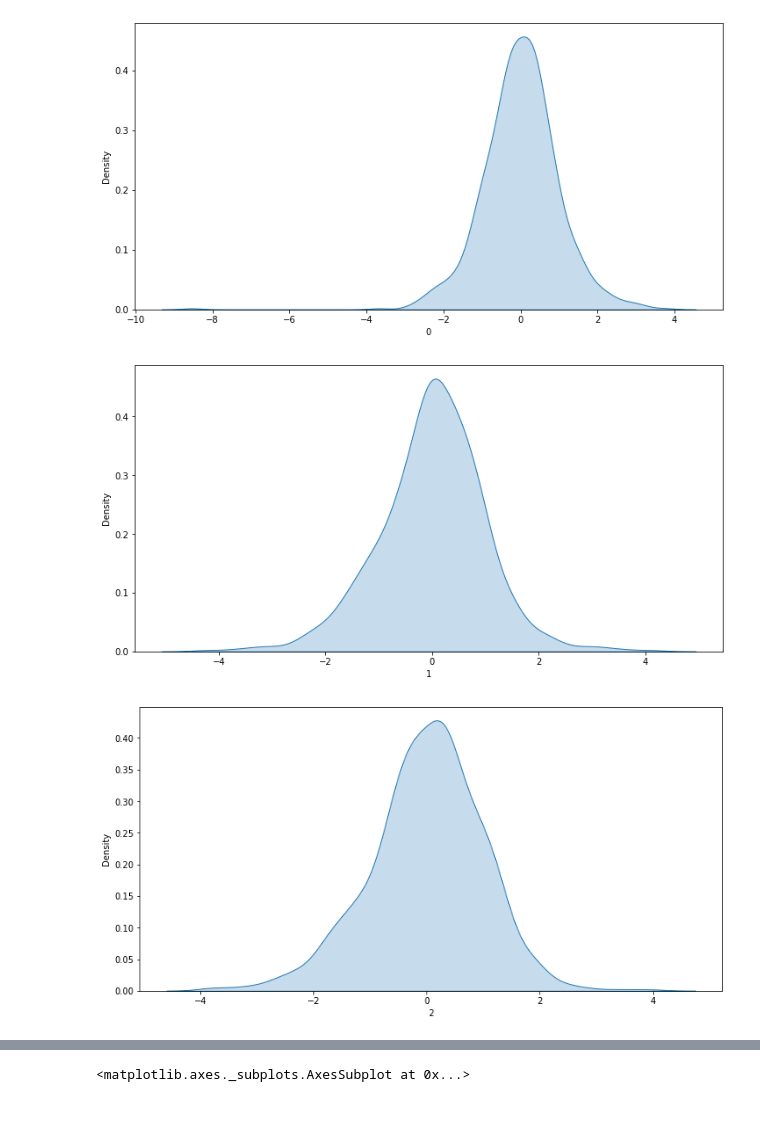
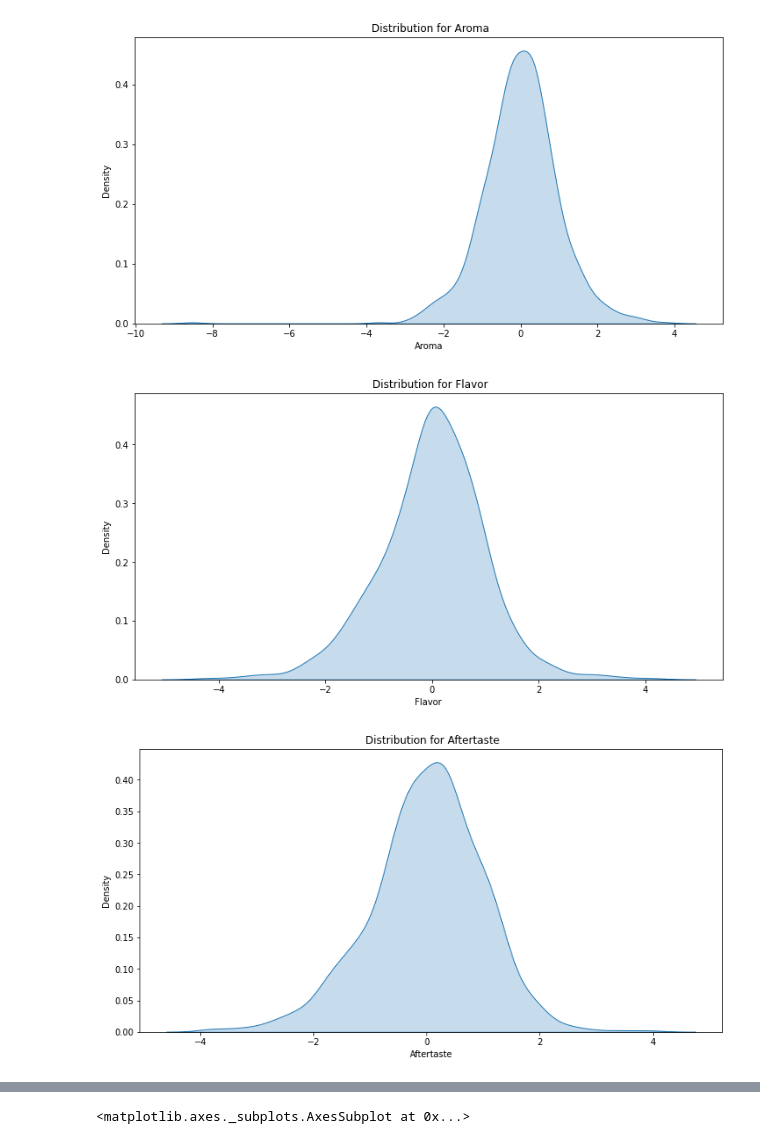
Before and after one commit to knolasco/Coffee-Classification-by-Cupper-Ratings, a Jupyter notebook: Coffee_Analysis.ipynb, the cells around one changed output, grey strips where cells are left out. Cells and saved outputs as stored; diff of their text form; code cells hidden in the pictures; blank space fills up the shorter version.

```diff
--- a/Coffee_Analysis.ipynb
+++ b/Coffee_Analysis.ipynb
@@ -13,7 +13,7 @@ from sklearn.preprocessing import StandardScaler # scaling the data
 from sklearn.model_selection import cross_val_score
 # %%
 # let's read the data
-file_path = 'https://github.com/knolasco/Data-Science-Projects/raw/master/Coffee%20Classification%20by%20Ratings/Coffee-modified%20(1).csv'
+file_path = 'https://github.com/knolasco/Coffee-Classification-by-Cupper-Ratings/raw/main/Coffee-modified%20(1).csv'
 coffee_data = pd.read_csv(file_path)
 print(coffee_data.shape)
 
@@ -81,16 +81,23 @@ x_train, x_valid, y_train, y_valid = train_test_split(X,Y, train_size = 0.75, ra
 scaler = StandardScaler()
 scaler.fit(x_train)
 
+x_train_names = x_train.columns
+x_valid_names = x_valid.columns
+
+# this will remvoe the column names, so I add them back after
 x_train = pd.DataFrame(scaler.transform(x_train))
 x_valid = pd.DataFrame(scaler.transform(x_valid))
+
+x_train.columns = x_train_names
+x_valid.columns = x_valid_names
 # %%
 # let's visualize the data
 for col in x_train.columns:
   plt.figure(figsize = (12,6))
-  sns.kdeplot(x = x_train[col], shade = True)
+  sns.kdeplot(x = x_train[col], shade = True).set_title(' Distribution for {}'.format(col))
 
 # all of the data is uniformly distributed
 # %% [output]
-[figure, old version]
+[figure, new version]
-[figure, old version]
+[figure, new version]
-[figure, old version]
+[figure, new version]
```
Also changed, not shown: parts of 1 cell of this notebook.
